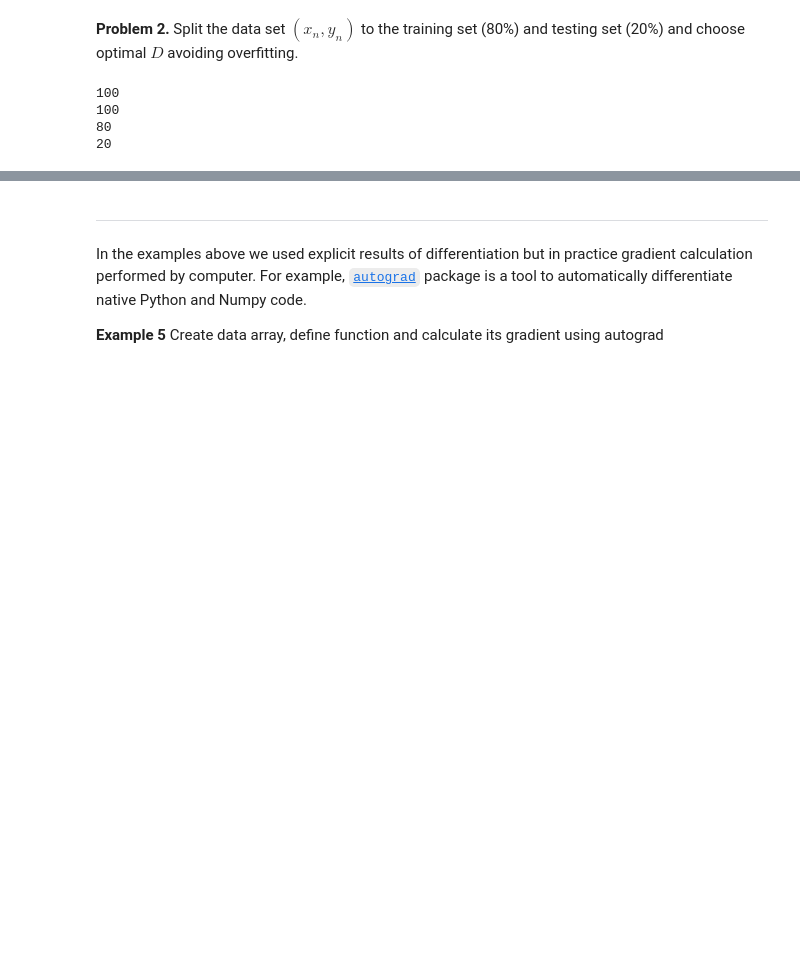
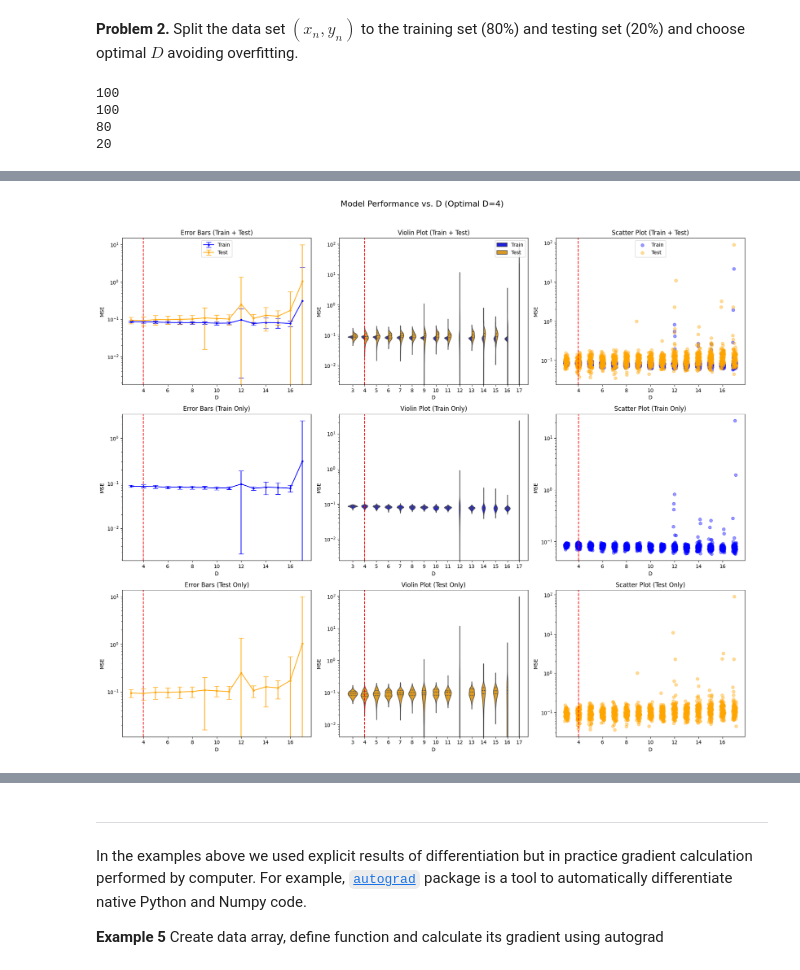
Before and after one commit to dyed-eye/ml-itmo, a Jupyter notebook: intro.ipynb, the cells around one changed output, grey strips where cells are left out. Cells and saved outputs as stored; diff of their text form; code cells hidden in the pictures; blank space fills up the shorter version.

```diff
--- a/intro.ipynb
+++ b/intro.ipynb
@@ -309,0 +343,84 @@ Optimal D: 3 with Test MSE: 0.11226
+# %%
+import seaborn as sns
+import pandas as pd
+
+optimal_idx = np.argmin(test_errors_mean)
+optimal_D = Ds[optimal_idx]
+
+df_train = pd.DataFrame({
+    'D': np.repeat(Ds, [len(errors) for errors in current_train_errors_all]),
+    'MSE': np.concatenate(current_train_errors_all),
+    'Type': 'Train'
+})
+df_test = pd.DataFrame({
+    'D': np.repeat(Ds, [len(errors) for errors in current_test_errors_all]),
+    'MSE': np.concatenate(current_test_errors_all),
+    'Type': 'Test'
+})
+df = pd.concat([df_train, df_test])
+
+fig, axes = plt.subplots(3, 3, figsize=(18, 15))
+plt.suptitle(f"Model Performance vs. D (Optimal D={optimal_D})", y=1.02, fontsize=16)
+
+axes[0, 0].errorbar(Ds, train_errors_mean, yerr=np.std(current_train_errors_all, axis=1),
+                    fmt='.-', capsize=5, color='blue', label='Train')
+axes[0, 0].errorbar(Ds, test_errors_mean, yerr=np.std(current_test_errors_all, axis=1),
+                    fmt='.-', capsize=5, color='orange', label='Test')
+axes[0, 0].axvline(optimal_D, color='red', linestyle='--')
+axes[0, 0].set_title("Error Bars (Train + Test)")
+axes[0, 0].semilogy()
+sns.violinplot(data=df, x='D', y='MSE', hue='Type', split=True, inner="quartile",
+               ax=axes[0, 1], palette=['blue', 'orange'])
+axes[0, 1].axvline(optimal_idx, color='red', linestyle='--')
+axes[0, 1].set_title("Violin Plot (Train + Test)")
+axes[0, 1].semilogy()
+for i, D in enumerate(Ds):
+    jitter = np.random.uniform(-0.15, 0.15, size=len(current_train_errors_all[i]))
+    axes[0, 2].scatter(D + jitter, current_train_errors_all[i], alpha=0.4, color='blue', label='Train' if i==0 else "")
+    axes[0, 2].scatter(D + jitter, current_test_errors_all[i], alpha=0.4, color='orange', label='Test' if i==0 else "")
+axes[0, 2].axvline(optimal_D, color='red', linestyle='--')
+axes[0, 2].set_title("Scatter Plot (Train + Test)")
+axes[0, 2].semilogy()
+
+axes[1, 0].errorbar(Ds, train_errors_mean, yerr=np.std(current_train_errors_all, axis=1),
+                    fmt='.-', capsize=5, color='blue')
+axes[1, 0].axvline(optimal_D, color='red', linestyle='--')
+axes[1, 0].set_title("Error Bars (Train Only)")
+axes[1, 0].semilogy()
+sns.violinplot(data=df_train, x='D', y='MSE', color='blue', inner="quartile", ax=axes[1, 1])
+axes[1, 1].axvline(optimal_idx, color='red', linestyle='--')
+axes[1, 1].set_title("Violin Plot (Train Only)")
+axes[1, 1].semilogy()
+for i, D in enumerate(Ds):
+    jitter = np.random.uniform(-0.15, 0.15, size=len(current_train_errors_all[i]))
+    axes[1, 2].scatter(D + jitter, current_train_errors_all[i], alpha=0.4, color='blue')
+axes[1, 2].axvline(optimal_D, color='red', linestyle='--')
+axes[1, 2].set_title("Scatter Plot (Train Only)")
+axes[1, 2].semilogy()
+
+axes[2, 0].errorbar(Ds, test_errors_mean, yerr=np.std(current_test_errors_all, axis=1),
+                    fmt='.-', capsize=5, color='orange')
+axes[2, 0].axvline(optimal_D, color='red', linestyle='--')
+axes[2, 0].set_title("Error Bars (Test Only)")
+axes[2, 0].semilogy()
+sns.violinplot(data=df_test, x='D', y='MSE', color='orange', inner="quartile", ax=axes[2, 1])
+axes[2, 1].axvline(optimal_idx, color='red', linestyle='--')
+axes[2, 1].set_title("Violin Plot (Test Only)")
+axes[2, 1].semilogy()
+for i, D in enumerate(Ds):
+    jitter = np.random.uniform(-0.15, 0.15, size=len(current_test_errors_all[i]))
+    axes[2, 2].scatter(D + jitter, current_test_errors_all[i], alpha=0.4, color='orange')
+axes[2, 2].axvline(optimal_D, color='red', linestyle='--')
+axes[2, 2].set_title("Scatter Plot (Test Only)")
+axes[2, 2].semilogy()
+
+for ax in axes.flat:
+    ax.set_xlabel('D')
+    ax.set_ylabel('MSE')
+axes[0, 0].legend()
+axes[0, 1].legend()
+axes[0, 2].legend()
+plt.tight_layout()
+plt.show()
+# %% [output]
+[figure, added]
```
Also changed, not shown: parts of 16 cells of this notebook, 1 other file.
